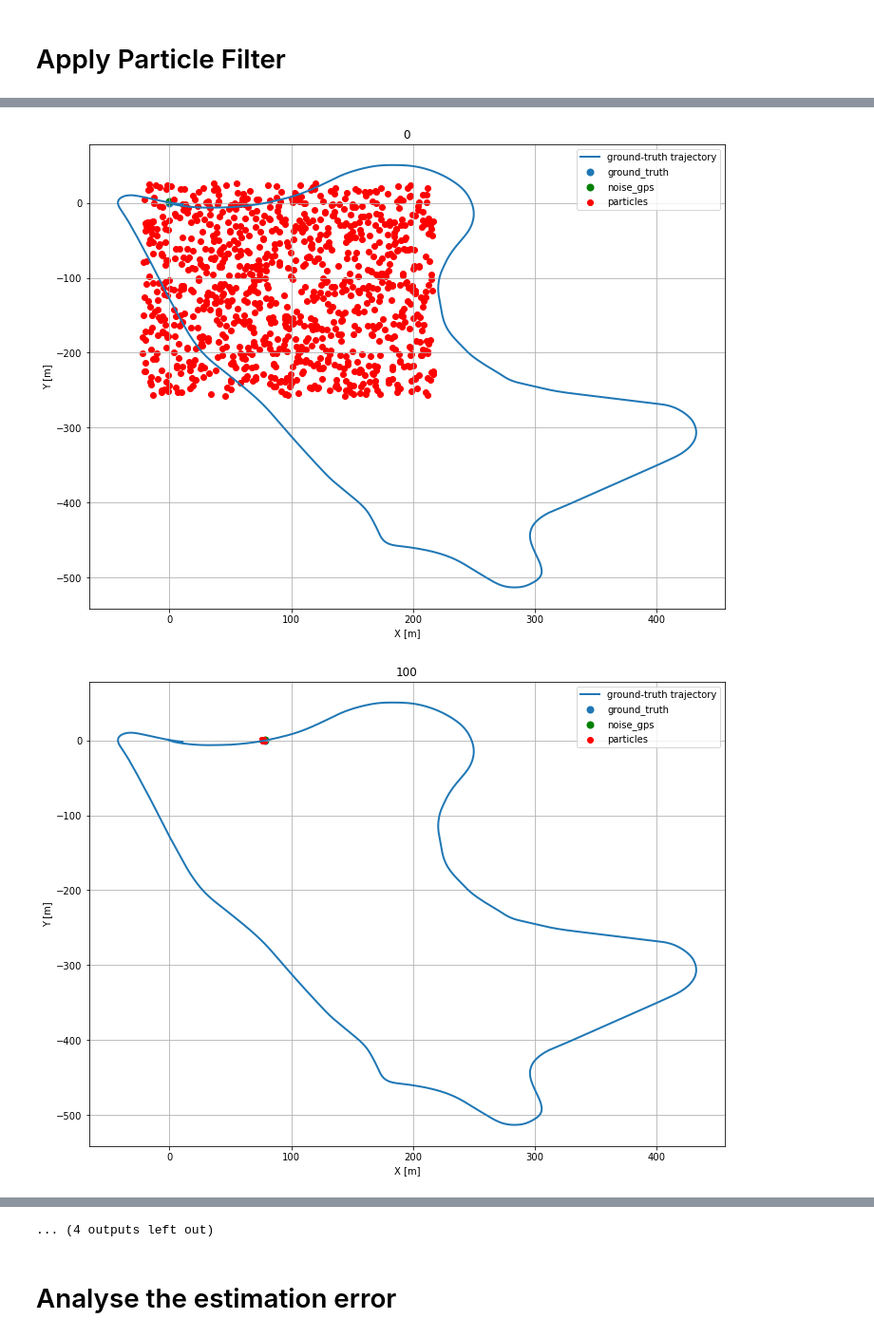
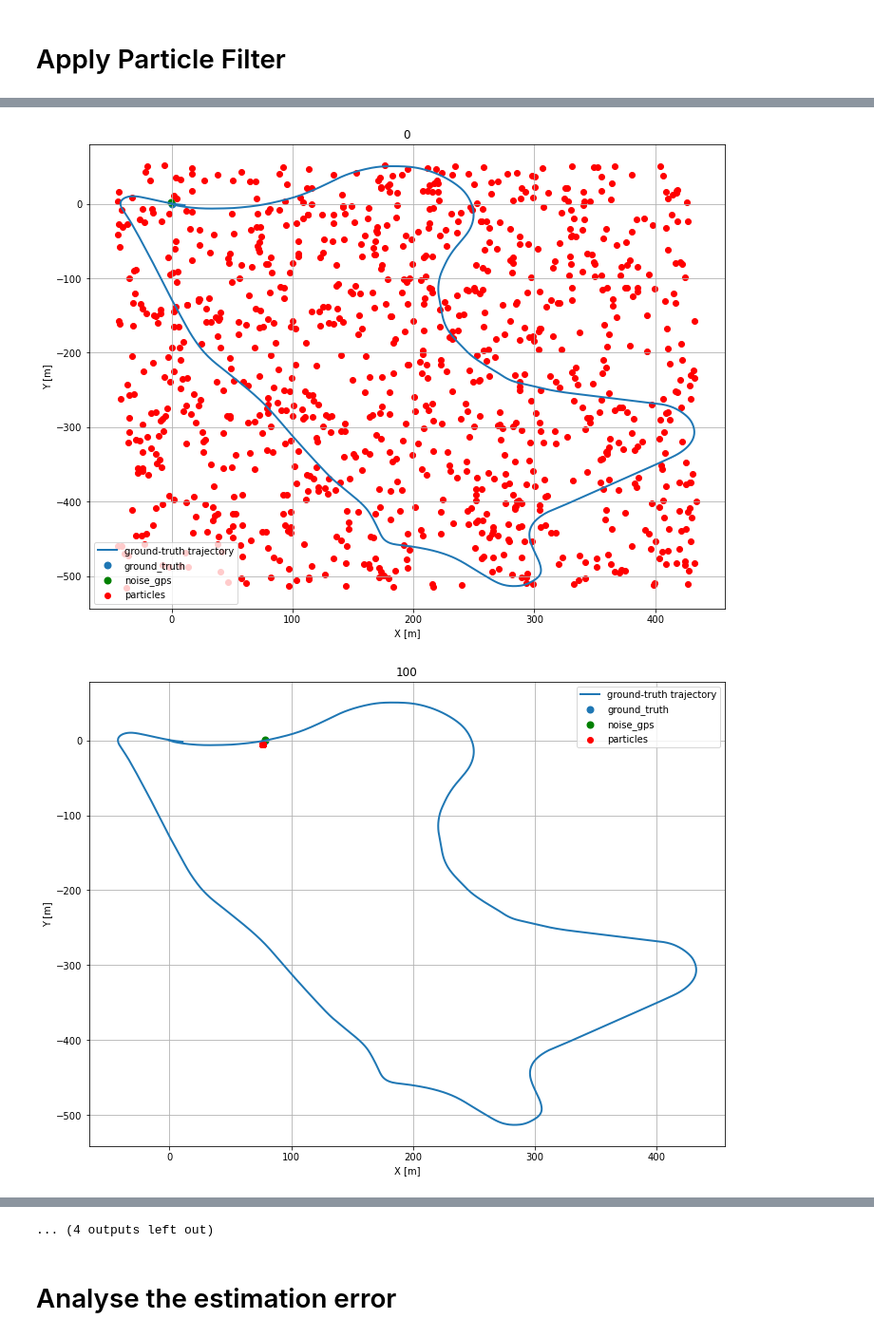
Before and after one commit to ai-robotics-kr/sensor_fusion_python, a Jupyter notebook: Particle_Filter/Particle_Filter_Main.ipynb, the cells around one changed output, grey strips where cells are left out. Shown at 95% size. Cells and saved outputs as stored; diff of their text form; code cells hidden in the pictures.

```diff
--- a/Particle_Filter/Particle_Filter_Main.ipynb
+++ b/Particle_Filter/Particle_Filter_Main.ipynb
@@ -387,15 +387,19 @@ from tqdm import tqdm
 # %%
 # world size
 x_min = min(obs_trajectory_xyz[0, :])
-x_size = max(obs_trajectory_xyz[0, :]) - x_min
+x_max = max(obs_trajectory_xyz[0, :])
+x_size = x_max - x_min
 
 y_min = min(obs_trajectory_xyz[1, :])
-y_size = max(obs_trajectory_xyz[1, :]) - y_min
+y_max = max(obs_trajectory_xyz[1, :])
+y_size = y_max - y_min
 
 print('x_min is: ', x_min)
-print('x_max is: ', max(obs_trajectory_xyz[0, :]))
+print('x_max is: ', x_max)
 print('y_min is: ', y_min)
-print('y_max is: ', max(obs_trajectory_xyz[1, :]))
+print('y_max is: ', y_max)
+print('x_size is: ', x_size)
+print('y_size is: ', y_size)
 # %% [output]
 x_min is:  -44.68392056909127
 x_max is:  433.99241758108974
@@ -404,8 +410,8 @@ y_max is:  52.22662645205983
 # %%
 class robot:
   def __init__(self):
-      self.x = x_min/2 + random.random() * x_size / 2
-      self.y = y_min/2 + random.random() * y_size / 2
+      self.x = random.uniform(x_min, x_max)
+      self.y = random.uniform(y_min, y_max)
       self.orientation = random.random() * 2.0 * pi
       self.forward_noise = 0.0;
       self.turn_noise    = 0.0;
@@ -462,8 +468,8 @@ class robot:
       measurement = self.sense(gps_x, gps_y)
       prob = 1.0;
 
-      error = sqrt((self.x - gps_x) ** 2 + (self.y - gps_y) ** 2)
-      prob *= self.Gaussian(error, self.sense_noise)
+      dist = sqrt((self.x - gps_x) ** 2 + (self.y - gps_y) ** 2)
+      prob *= self.Gaussian(dist, self.sense_noise)
       return prob
 
   def __repr__(self):
@@ -496,12 +502,11 @@ N = 1000 # Number of particle
 p = []
 for i in range(N):
     x = robot()
-    x.set_noise(0.1, 0.1, 0.5) # set noise (velocity_noise, turn_noise, gps_noise)
+    x.set_noise(0.1, 0.01, 0.5) # set noise (velocity_noise, turn_noise, gps_noise)
     p.append(x)
 m_x = []
 m_y = []
 m_theta = []
-m_theta_nor = []
 error = []
 
 t_last = 0
@@ -513,7 +518,7 @@ for t_idx in tqdm(range(len(ts))):
   obs_x = obs_trajectory_xyz[0, t_idx]
   obs_y = obs_trajectory_xyz[1, t_idx]
   # plot
-  if (t_idx % 100 == 0): # at every 200 frame
+  if (t_idx % 100 == 0): # at every 100 frame
     fig, ax = plt.subplots(1, 1, figsize=(12, 9))
     ax.plot(xs, ys, lw=2, label='ground-truth trajectory')
     ax.scatter(xs[t_idx], ys[t_idx], lw=2, label='ground_truth')
@@ -534,36 +539,34 @@ for t_idx in tqdm(range(len(ts))):
   # move particle
   p2 = []
   for i in range(N):
       p2.append(p[i].move(yaw_rate*dt, velocity*dt))
   p = p2
 
   # measurement update
   w = []
   for i in range(N):
       w.append(p[i].measurement_prob(obs_x, obs_y))
 
   # resampling
   p3 = []
   index = int(random.random() * N)
   beta = 0.0
   mw = max(w)
   for i in range(N):
       beta += random.random() * 2.0 * mw
       while beta > w[index]:
           beta -= w[index]
           index = (index + 1) % N
       p3.append(p[index])
   p = p3
   t_last = t
 
   error.append(eval(obs_x, obs_y, p))
   m_x.append(statistics.mean(get_positions(p)[0]))
   m_y.append(statistics.mean(get_positions(p)[1]))
-#   for i in range(len(get_positions(p)[2])):
-#         m_theta_nor.append(normalize_angles(get_positions(p)[2][i]))
   m_theta.append(normalize_angles(statistics.mean(get_positions(p)[2])))
 # %% [output]
-[figure, old version]
+[figure, new version]
 [figure]
 [figure]
 [figure]
```
Also changed, not shown: parts of 7 cells of this notebook.
